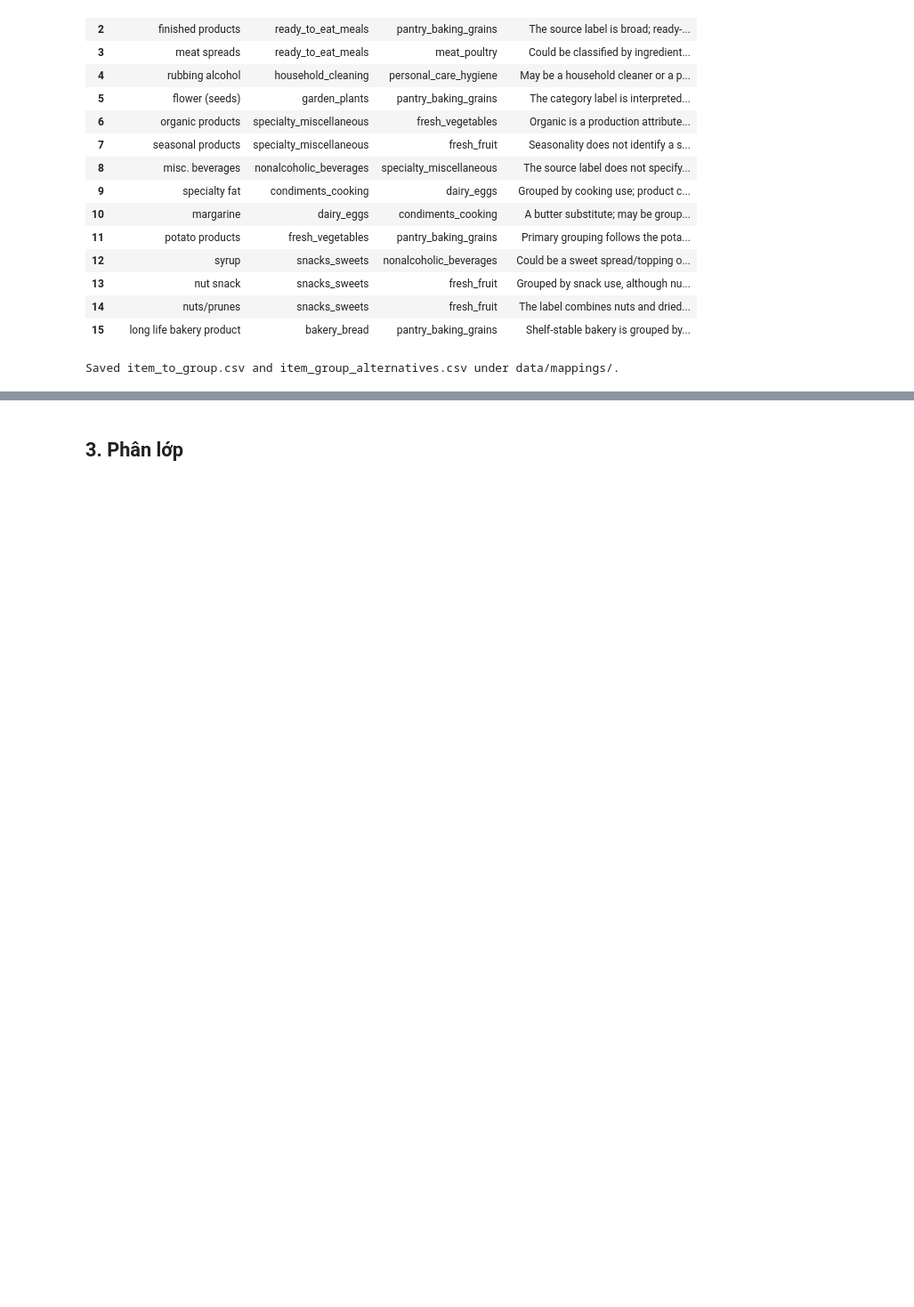
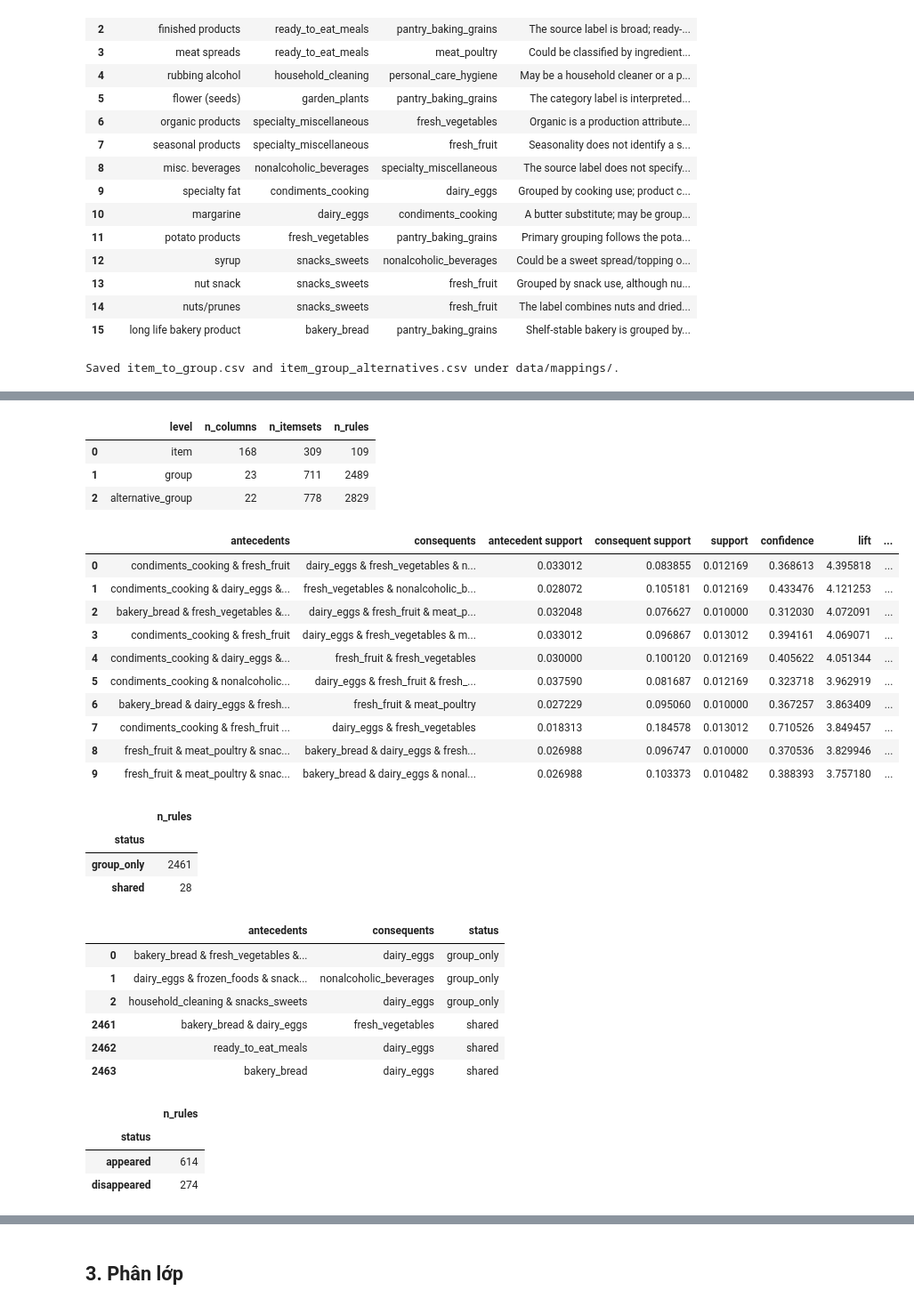
Before and after one commit to TruongMinhThang24/dbm301_asm2_group3_de2, a Jupyter notebook: notebooks/notebook.ipynb, the cells around one changed output, grey strips where cells are left out. Shown at 89% size. Cells and saved outputs as stored; diff of their text form; code cells hidden in the pictures; blank space fills up the shorter version.

```diff
--- a/notebooks/notebook.ipynb
+++ b/notebooks/notebook.ipynb
@@ -524,0 +1031,39 @@ Saved item_to_group.csv and item_group_alternatives.csv under data/mappings/.
+# %%
+display(pd.read_csv(ASSOCIATION_DIR/'3_5_level_summary.csv'))
+display(pd.read_csv(ASSOCIATION_DIR/'3_5_group_rules.csv').head(10))
+changes=pd.read_csv(ASSOCIATION_DIR/'3_5_item_group_changes.csv')
+display(changes['status'].value_counts().rename('n_rules').to_frame())
+display(changes.groupby('status',group_keys=False).head(3))
+alt_changes=pd.read_csv(ASSOCIATION_DIR/'3_5_alternative_changes.csv')
+display(alt_changes['status'].value_counts().rename('n_rules').to_frame())
+# %% [output]
+|  | level | n_columns | n_itemsets | n_rules |
+| 0 | item | 168 | 309 | 109 |
+| 1 | group | 23 | 711 | 2489 |
+| 2 | alternative_group | 22 | 778 | 2829 |
+|  | antecedents | consequents | antecedent support | consequent support | support | confidence | lift | ... |
+| 0 | condiments_cooking & fresh_fruit | dairy_eggs & fresh_vegetables & n... | 0.033012 | 0.083855 | 0.012169 | 0.368613 | 4.395818 | ... |
+| 1 | condiments_cooking & dairy_eggs &... | fresh_vegetables & nonalcoholic_b... | 0.028072 | 0.105181 | 0.012169 | 0.433476 | 4.121253 | ... |
+| 2 | bakery_bread & fresh_vegetables &... | dairy_eggs & fresh_fruit & meat_p... | 0.032048 | 0.076627 | 0.010000 | 0.312030 | 4.072091 | ... |
+| 3 | condiments_cooking & fresh_fruit | dairy_eggs & fresh_vegetables & m... | 0.033012 | 0.096867 | 0.013012 | 0.394161 | 4.069071 | ... |
+| 4 | condiments_cooking & dairy_eggs &... | fresh_fruit & fresh_vegetables | 0.030000 | 0.100120 | 0.012169 | 0.405622 | 4.051344 | ... |
+| 5 | condiments_cooking & nonalcoholic... | dairy_eggs & fresh_fruit & fresh_... | 0.037590 | 0.081687 | 0.012169 | 0.323718 | 3.962919 | ... |
+| 6 | bakery_bread & dairy_eggs & fresh... | fresh_fruit & meat_poultry | 0.027229 | 0.095060 | 0.010000 | 0.367257 | 3.863409 | ... |
+| 7 | condiments_cooking & fresh_fruit ... | dairy_eggs & fresh_vegetables | 0.018313 | 0.184578 | 0.013012 | 0.710526 | 3.849457 | ... |
+| 8 | fresh_fruit & meat_poultry & snac... | bakery_bread & dairy_eggs & fresh... | 0.026988 | 0.096747 | 0.010000 | 0.370536 | 3.829946 | ... |
+| 9 | fresh_fruit & meat_poultry & snac... | bakery_bread & dairy_eggs & nonal... | 0.026988 | 0.103373 | 0.010482 | 0.388393 | 3.757180 | ... |
+|  | n_rules |
+| status |  |
+| group_only | 2461 |
+| shared | 28 |
+|  | antecedents | consequents | status |
+| 0 | bakery_bread & fresh_vegetables &... | dairy_eggs | group_only |
+| 1 | dairy_eggs & frozen_foods & snack... | nonalcoholic_beverages | group_only |
+| 2 | household_cleaning & snacks_sweets | dairy_eggs | group_only |
+| 2461 | bakery_bread & dairy_eggs | fresh_vegetables | shared |
+| 2462 | ready_to_eat_meals | dairy_eggs | shared |
+| 2463 | bakery_bread | dairy_eggs | shared |
+|  | n_rules |
+| status |  |
+| appeared | 614 |
+| disappeared | 274 |
```
Also changed, not shown: parts of 24 cells of this notebook.
